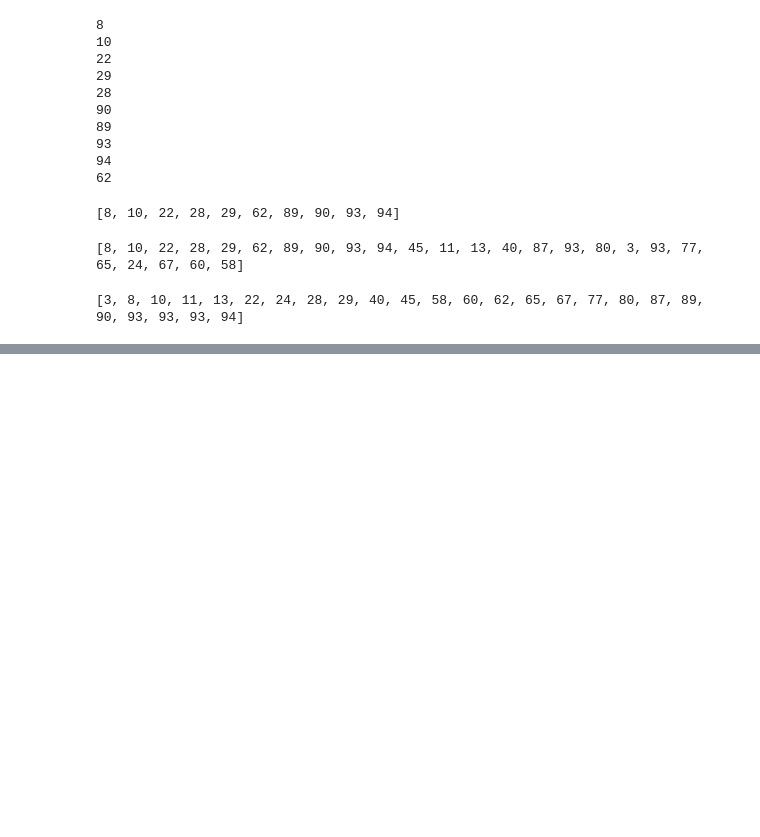
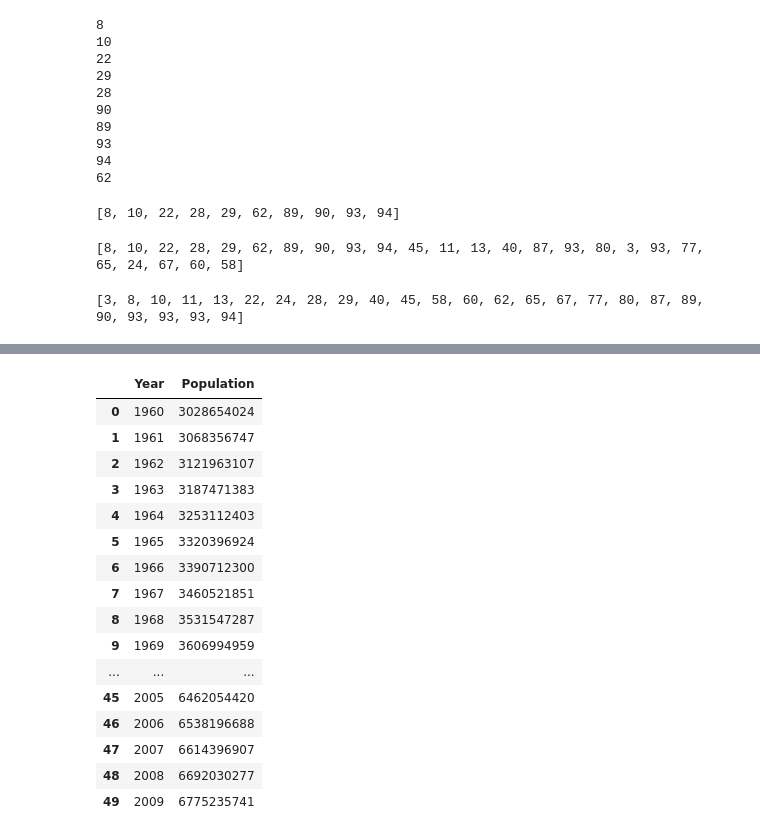
Before and after one commit to Matt-Heinen/DSC-540, a Jupyter notebook: Heinen_ DSC540_Week1&2.ipynb, the cells around one changed output, grey strips where cells are left out. Drawn from its saved outputs; the diff is of its cells as text; code cells hidden in the pictures; blank space fills up the shorter version.

```diff
--- a/Heinen_ DSC540_Week1&2.ipynb
+++ b/Heinen_ DSC540_Week1&2.ipynb
@@ -56,0 +66,27 @@ print(kelly_list)
+# %%
+# Create file path
+file_path = 'http://content.bellevue.edu/cst/dsc/540/id/data-files/12-week/weeks-1-&-2/world-population.xlsm'
+
+# read into df
+world_pop = pd.read_excel(file_path)
+
+# display df
+world_pop
+# %% [output]
+|  | Year | Population |
+| 0 | 1960 | 3028654024 |
+| 1 | 1961 | 3068356747 |
+| 2 | 1962 | 3121963107 |
+| 3 | 1963 | 3187471383 |
+| 4 | 1964 | 3253112403 |
+| 5 | 1965 | 3320396924 |
+| 6 | 1966 | 3390712300 |
+| 7 | 1967 | 3460521851 |
+| 8 | 1968 | 3531547287 |
+| 9 | 1969 | 3606994959 |
+| ... | ... | ... |
+| 45 | 2005 | 6462054420 |
+| 46 | 2006 | 6538196688 |
+| 47 | 2007 | 6614396907 |
+| 48 | 2008 | 6692030277 |
+| 49 | 2009 | 6775235741 |
```
Also changed, not shown: parts of 4 cells of this notebook.
